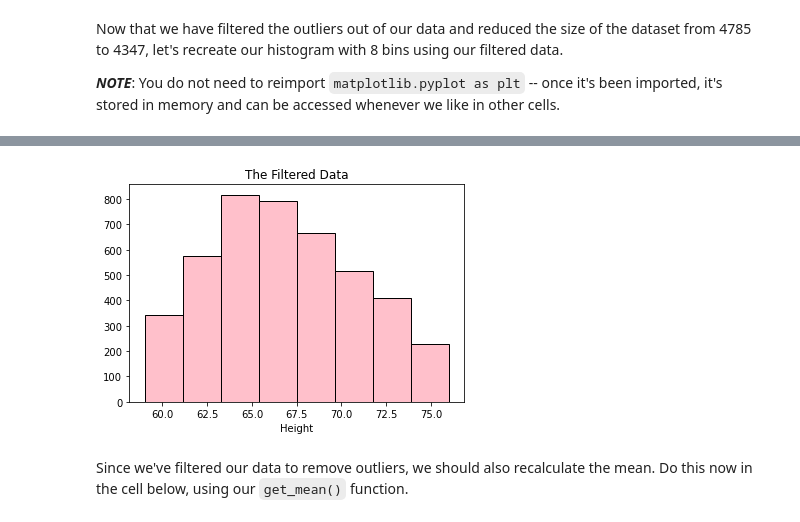
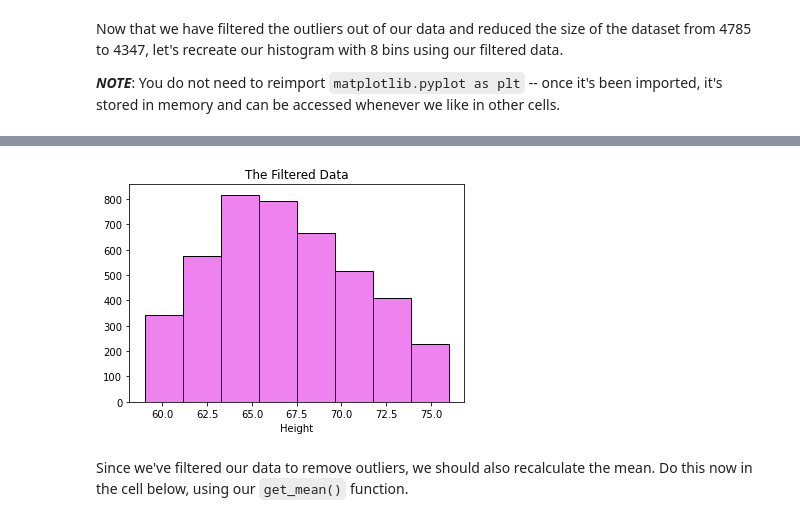
Before and after one commit to LemayianResiato/dsc-implementing-statistics-with-functions-lab, a Jupyter notebook: index.ipynb, the cells around one changed output, grey strips where cells are left out. Drawn from its saved outputs; the diff is of its cells as text; code cells hidden in the pictures.

```diff
--- a/index.ipynb
+++ b/index.ipynb
@@ -285,11 +275,11 @@ plt.title("Our Data Height");
 # %%
 # Replace None with appropriate code
 # A histogram should display below
-plt.hist(filtered_height, bins=8, edgecolor= 'black', color= 'pink')
+plt.hist(filtered_height, bins=8, edgecolor= 'black', color= 'violet')
 plt.xlabel('Height')
 plt.title('The Filtered Data');
 # %% [output]
-[figure, old version]
+[figure, new version]
 # %% [markdown]
 Since we've filtered our data to remove outliers, we should also recalculate the mean.  Do this now in the cell below, using our `get_mean()` function.
 # %%
```
Also changed, not shown: parts of 17 cells of this notebook.
